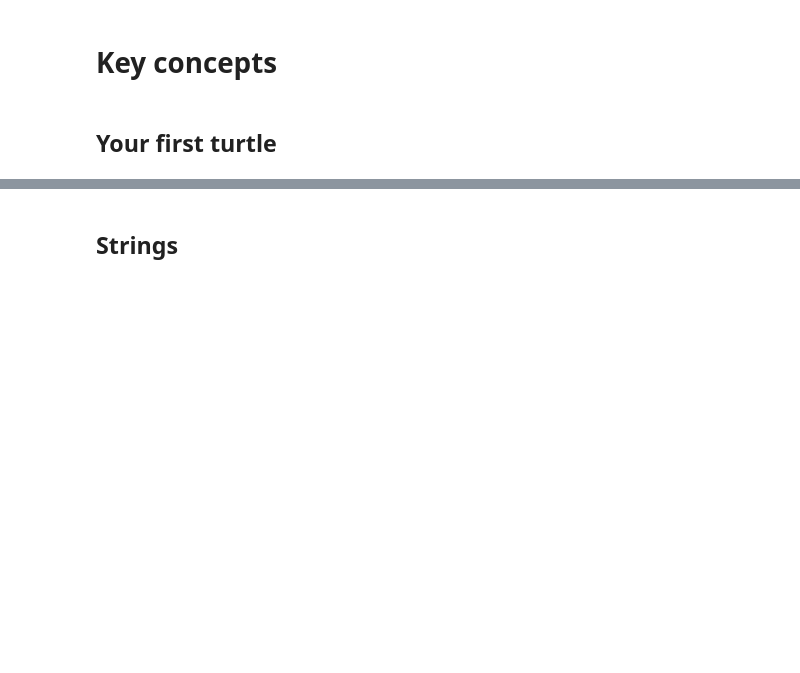
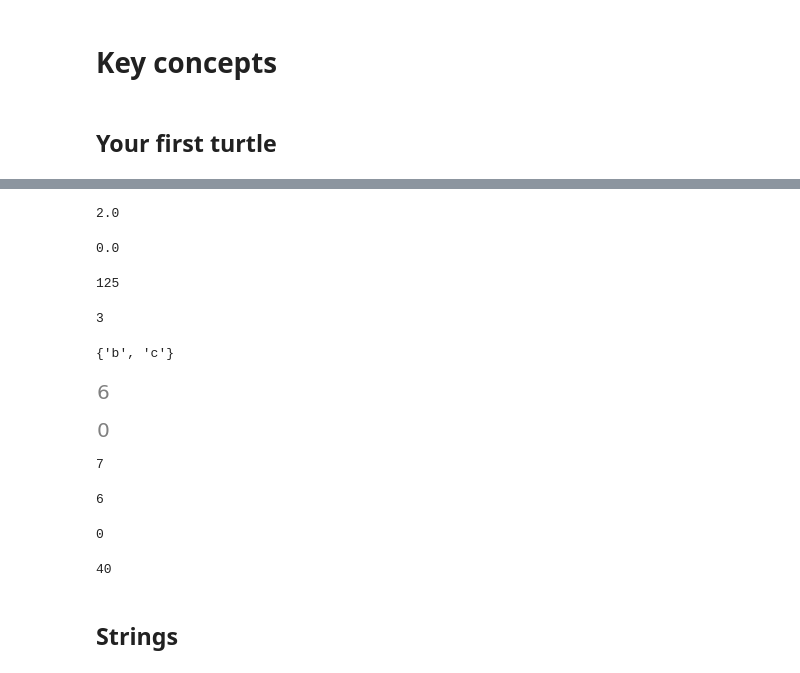
Before and after one commit to reisportela/PythonCourse, a Jupyter notebook: PythonCourse.ipynb, the cells around one changed output, grey strips where cells are left out. Cells and saved outputs as stored; diff of their text form; code cells hidden in the pictures; blank space fills up the shorter version.

```diff
--- a/PythonCourse.ipynb
+++ b/PythonCourse.ipynb
@@ -153,3 +204,66 @@ x * y
+# %%
+x %= 3
+print(x)
+# %% [output]
+2.0
+# %%
+x //= 3
+print(x)
+# %% [output]
+0.0
+# %%
+x=5
+x **= 3
+print(x)
+# %% [output]
+125
+# %%
+x=7
+x &= 3
+print(x)
+# %% [output]
+3
+# %%
+# intersection
+a = set('abc')
+a &= set('cbe')
+a
+# %% [output]
+{'b', 'c'}
+# %%
+x = 14
+x &= 7
+x
+# %% [output]
+[figure, added]
+# %%
+8 & 4
+# %% [output]
+[figure, added]
+# %%
+x=5
+x |= 3
+print(x)
+# %% [output]
+7
+# %%
+x=5
+x ^= 3
+print(x)
+# %% [output]
+6
+# %%
+x=5
+x >>= 3
+print(x)
+# %% [output]
+0
+# %%
+x=5
+x <<= 3
+print(x)
+# %% [output]
+40
 # %% [markdown]
 ## Strings
 # %%
```
Also changed, not shown: parts of 21 cells of this notebook.
